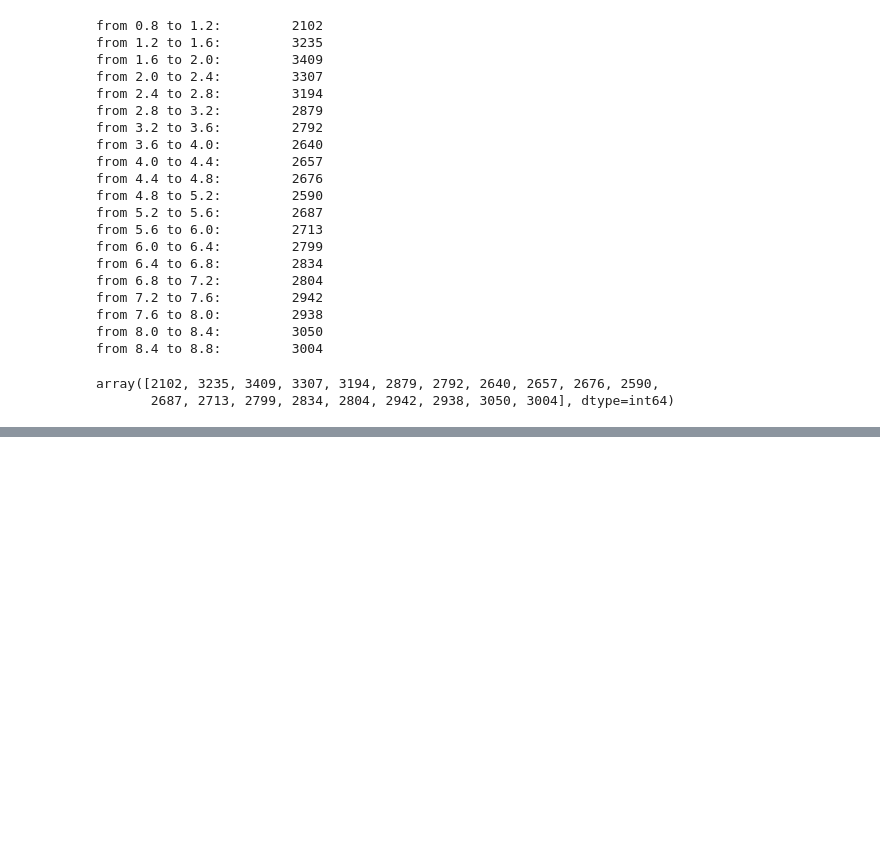
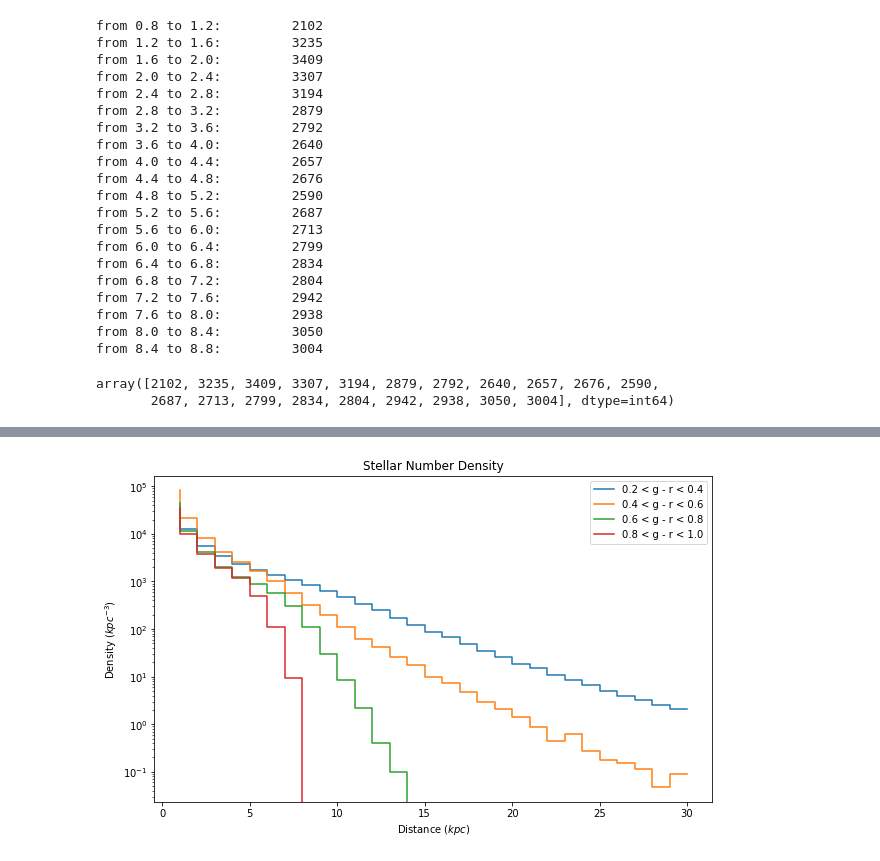
Before and after one commit to ykwang1/astr-511-w21, a Jupyter notebook: homeworks/notebooks/Homework 1.ipynb, the cells around one changed output, grey strips where cells are left out. Saved outputs shown, nothing was run; the diff lists cells and outputs as text; code cells hidden in the pictures; blank space fills up the shorter version.

```diff
--- a/homeworks/notebooks/Homework 1.ipynb
+++ b/homeworks/notebooks/Homework 1.ipynb
@@ -199,0 +226,16 @@ NameError: name 'Table' is not defined
+# %%
+g_r_bounds = [(round(x, 2), round(x+.2, 2)) for x in np.arange(0.2, 1, 0.2)]
+# %%
+plt.figure()
+plt.title('Stellar Number Density')
+for lower, upper in g_r_bounds:
+    dists = df.loc[((df['g'] - df['r']) < upper) & ((df['g'] - df['r']) > lower), 'Z(kpc)']
+    label = f"{lower} < g - r < {upper}"
+    plot_dens_hist(n=30, bin_size=1, bin_start=1, distance_arr=dists, label=label, func=lambda x: x)
+plt.yscale('log')
+plt.xlabel(r'Distance ($kpc$)')
+plt.ylabel(r'Density ($kpc^{-3}$)')
+plt.legend()
+plt.show()
+# %% [output]
+[figure, added]
```
Also changed, not shown: parts of 49 cells of this notebook.
